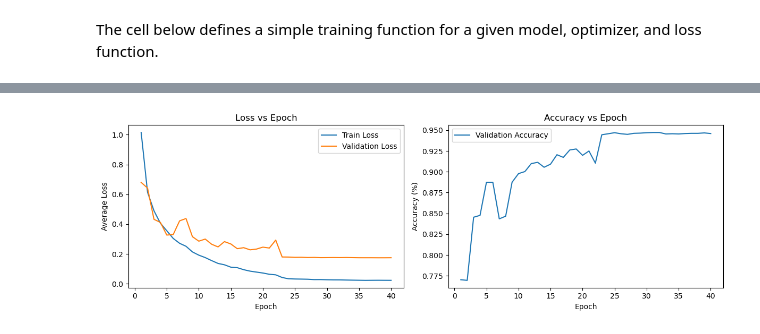
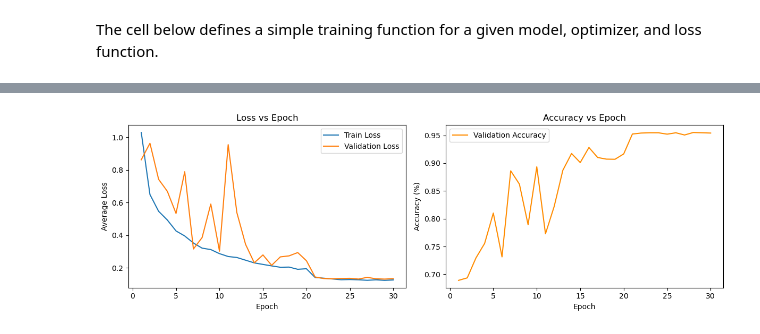
Before and after one commit to Trungu/EuroSAT-PyTorch-Classifier, a Jupyter notebook: data.ipynb, the cells around one changed output, grey strips where cells are left out. Cells and saved outputs as stored; diff of their text form; code cells hidden in the pictures.

Commit message:
added data augmentation

```diff
--- a/data.ipynb
+++ b/data.ipynb
@@ -38,20 +102,18 @@ Shape of an Image [C, W, H]: torch.Size([3, 64, 64])
 Label: AnnualCrop
 [figure]
 # %%
-batch_size = 64
-generator = torch.Generator().manual_seed(42)
+"""old setup"""
+# train_set, test_set, val_set = random_split(
+#     data, [0.7, 0.15, 0.15], generator=generator)
 
-train_set, test_set, val_set = random_split(
-    data, [0.7, 0.15, 0.15], generator=generator)
-
-train_dataloader = DataLoader(train_set, batch_size=batch_size)
-test_dataloader = DataLoader(test_set, batch_size=batch_size)
-val_dataloader = DataLoader(val_set, batch_size=batch_size)
+# train_dataloader = DataLoader(train_set, batch_size=batch_size)
+# test_dataloader = DataLoader(test_set, batch_size=batch_size)
+# val_dataloader = DataLoader(val_set, batch_size=batch_size)
 
 print(f"Train Set: {len(train_set)}")
 print(f"Validation Set: {len(val_set)}")
 print(f"Test Set: {len(test_set)}\n")
-print(f"TOTAL: {len(data)}")
+print(f"TOTAL: {len(train_data)}")
 # %% [output]
 Train Set: 18900
 Validation Set: 4050
@@ -131,7 +193,12 @@ import torch.optim as optim
 from torch.optim.lr_scheduler import ReduceLROnPlateau
 
 loss_fn = nn.CrossEntropyLoss()
-optimizer = optim.SGD(model.parameters(), lr=1e-3, momentum=0.9)
+optimizer = optim.SGD(
+    model.parameters(),
+    lr=1e-3,
+    momentum=0.9
+    # weight_decay=1e-4
+)
 
 scheduler = ReduceLROnPlateau(
     optimizer,
@@ -200,7 +267,7 @@ def validate(dataloader, model, loss_fn):
     return val_loss_avg, val_accuracy
 # %%
 
-epoch_count = 40
+epoch_count = 30
 
 for epoch in range(epoch_count):
     train_loss = train(train_dataloader, model, loss_fn, optimizer)
@@ -237,22 +304,22 @@ Accuracy: 94.59 | Learning Rate: 1.0e-05
 # %%
 
 epochs = range(1, len(train_losses) + 1)
 fig, axes = plt.subplots(nrows=1, ncols=2, figsize=(12, 4))
 
 axes[0].plot(epochs, train_losses, label="Train Loss")
 axes[0].plot(epochs, val_losses, label="Validation Loss")
 axes[0].set_title("Loss vs Epoch")
 axes[0].set_xlabel("Epoch")
 axes[0].set_ylabel("Average Loss")
 axes[0].legend()
 
-axes[1].plot(epochs, val_accuracies, label="Validation Accuracy")
+axes[1].plot(epochs, val_accuracies, label="Validation Accuracy", color="darkorange")
 axes[1].set_title("Accuracy vs Epoch")
 axes[1].set_xlabel("Epoch")
 axes[1].set_ylabel("Accuracy (%)")
 axes[1].legend()
 
 plt.tight_layout()
 plt.show()
 # %% [output]
-[figure, old version]
+[figure, new version]
```
Also changed, not shown: parts of 4 cells of this notebook, 2 other files.
